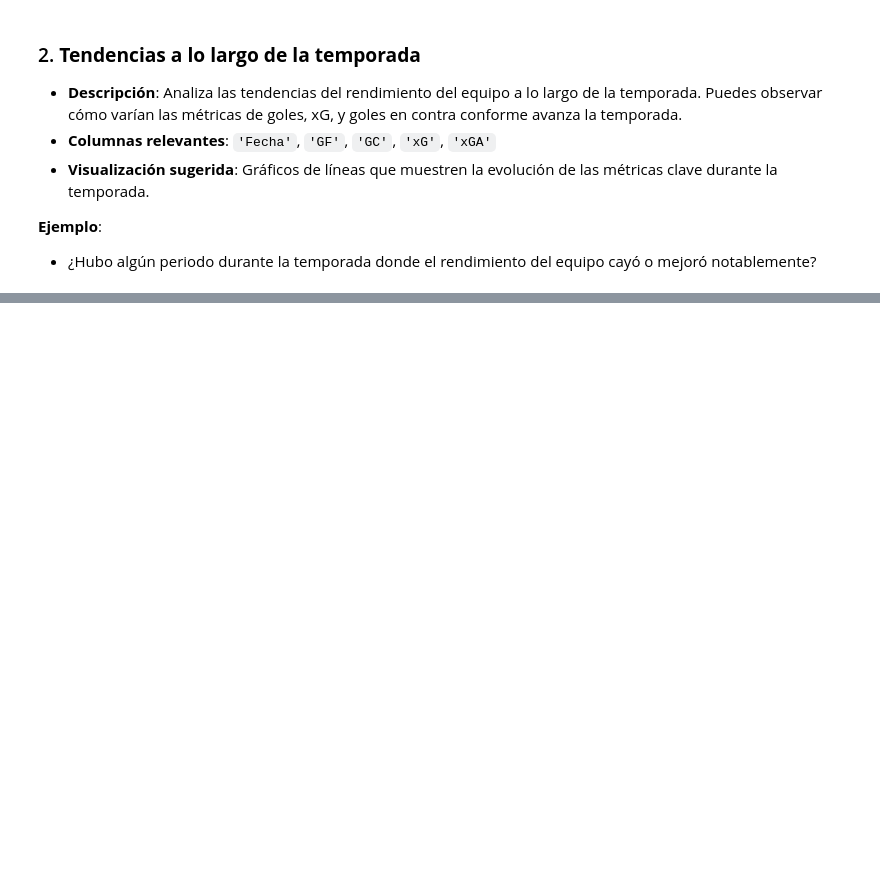
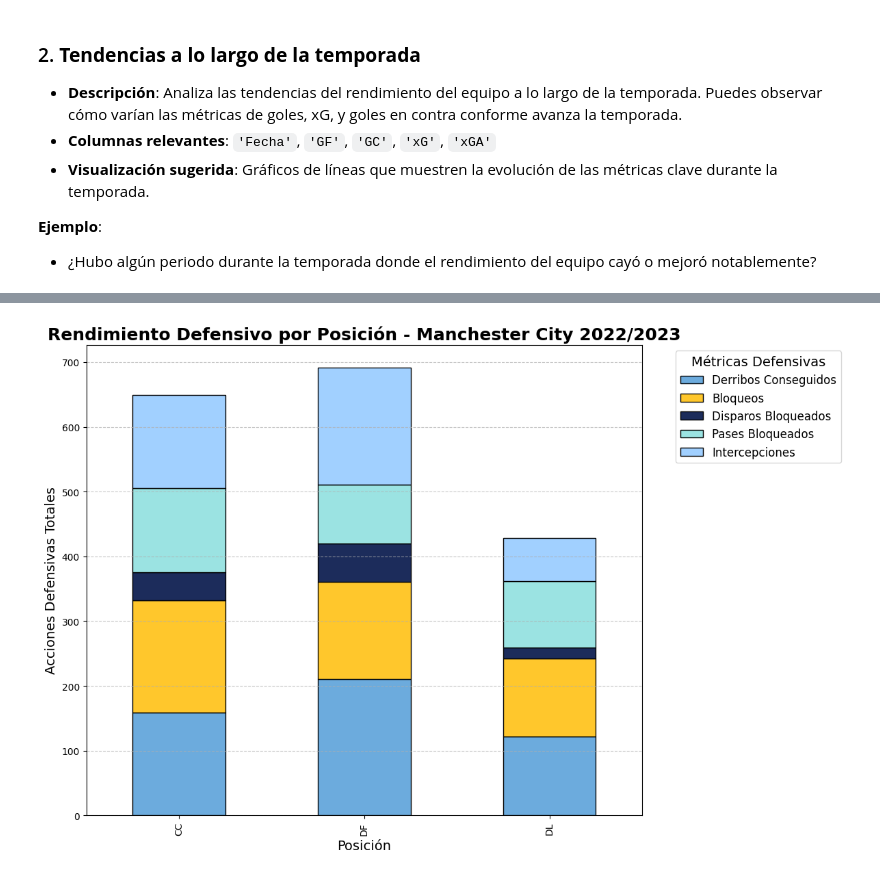
Before and after one commit to JoseCebrian12/ManCity2022-2023, a Jupyter notebook: etl.ipynb, the cells around one changed output, grey strips where cells are left out. Saved outputs shown, nothing was run; the diff lists cells and outputs as text; code cells hidden in the pictures; blank space fills up the shorter version.

```diff
--- a/etl.ipynb
+++ b/etl.ipynb
@@ -759,0 +607,4 @@ pagina[13].head()
+# %%
+df_defensivo = pagina[43]
+df_defensivo.columns = ["_".join(col) if 'Unnamed' not in col[0] else col[1] for col in df_defensivo.columns.values]
+df_defensivo.columns
@@ -759,0 +618,14 @@ pagina[13].head()
+# %%
+# Crear una nueva columna con solo la primera posición
+df_defensivo['Posc'] = df_defensivo['Posc'].apply(lambda x: x.split(',')[0])
+
+# Eliminar las posiciones combinadas, dejando solo la primera posición
+df_posicion = df_defensivo.groupby('Posc').agg({
+    'Derribos_TklG': 'sum',
+    'Bloqueos_Bloqueos': 'sum',
+    'Bloqueos_Dis': 'sum',
+    'Bloqueos_Pases': 'sum',
+    'Int': 'sum',
+}).reset_index()
+
+df_posicion
@@ -759,0 +638,32 @@ pagina[13].head()
+# %%
+# Filtrar para eliminar los porteros (Posc = 'PO')
+df_posicion_filtrado = df_posicion[df_posicion['Posc'] != 'PO']
+
+# Usar colores pastel inspirados en los colores del Manchester City
+colors = ['#6CABDD', '#FFC72C', '#1C2C5B', '#9BE3E2', '#A1D0FF']  # Azul claro, amarillo pastel, azul oscuro, cian claro, azul más claro
+
+# Crear el gráfico de barras apiladas
+ax = df_posicion_filtrado.set_index('Posc').plot(
+    kind='bar', stacked=True, figsize=(12, 8), color=colors, edgecolor='black')
+
+# Añadir títulos y etiquetas mejoradas
+plt.title('Rendimiento Defensivo por Posición - Manchester City 2022/2023', fontsize=18, fontweight='bold')
+plt.ylabel('Acciones Defensivas Totales', fontsize=14)
+plt.xlabel('Posición', fontsize=14)
+
+# Personalizar la leyenda con nombres más descriptivos
+descriptive_labels = ['Derribos Conseguidos', 'Bloqueos', 'Disparos Bloqueados', 'Pases Bloqueados', 'Intercepciones']
+
+# Actualizar la leyenda con las etiquetas descriptivas
+ax.legend(descriptive_labels, title='Métricas Defensivas', bbox_to_anchor=(1.05, 1), loc='upper left', fontsize=12, title_fontsize=14)
+
+# Añadir cuadrícula solo en el eje Y
+plt.grid(axis='y', linestyle='--', alpha=0.7)
+
+# Ajustar el layout
+plt.tight_layout()
+
+# Mostrar el gráfico
+plt.show()
+# %% [output]
+[figure, added]
```
Also changed, not shown: parts of 37 cells of this notebook.
